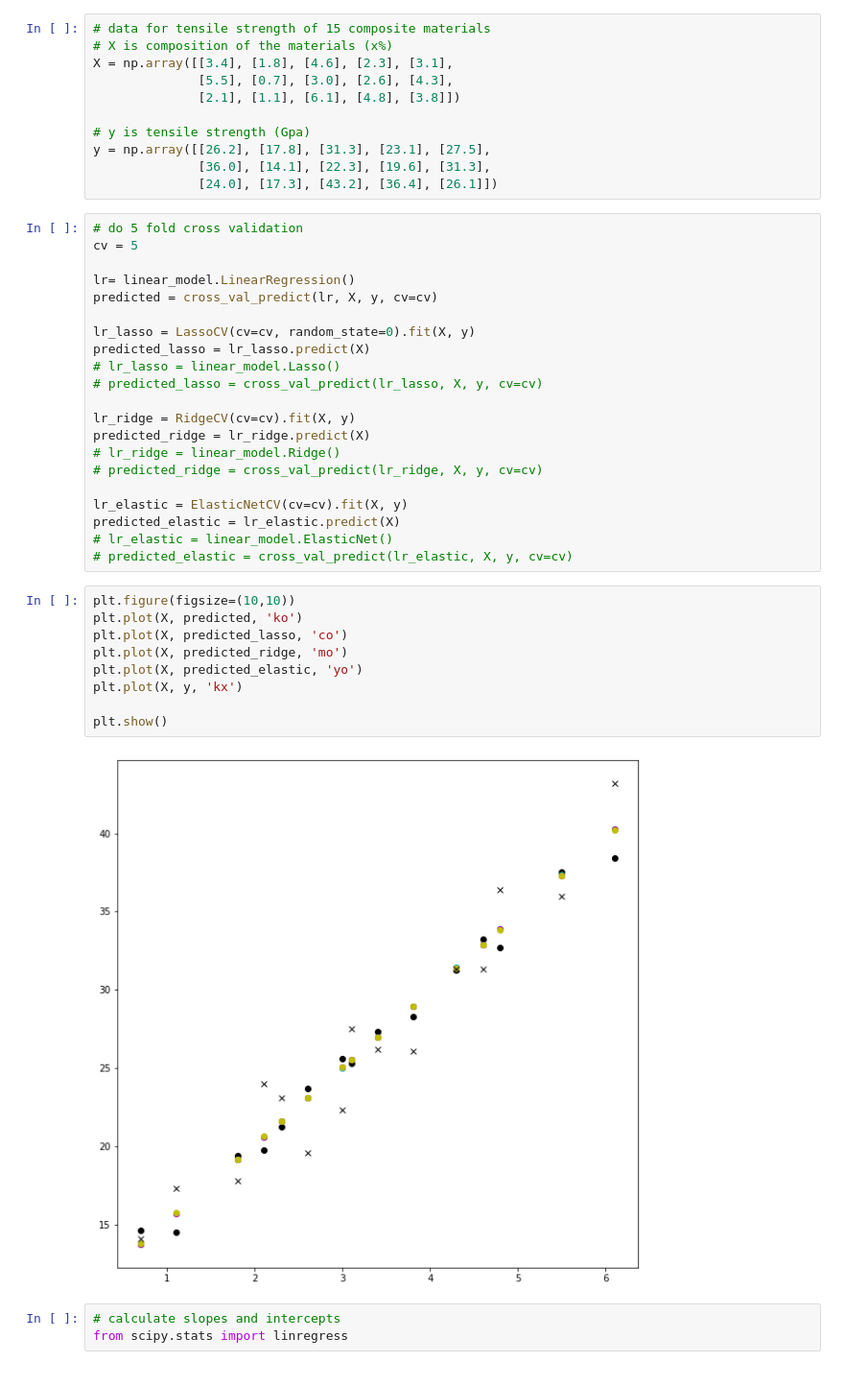
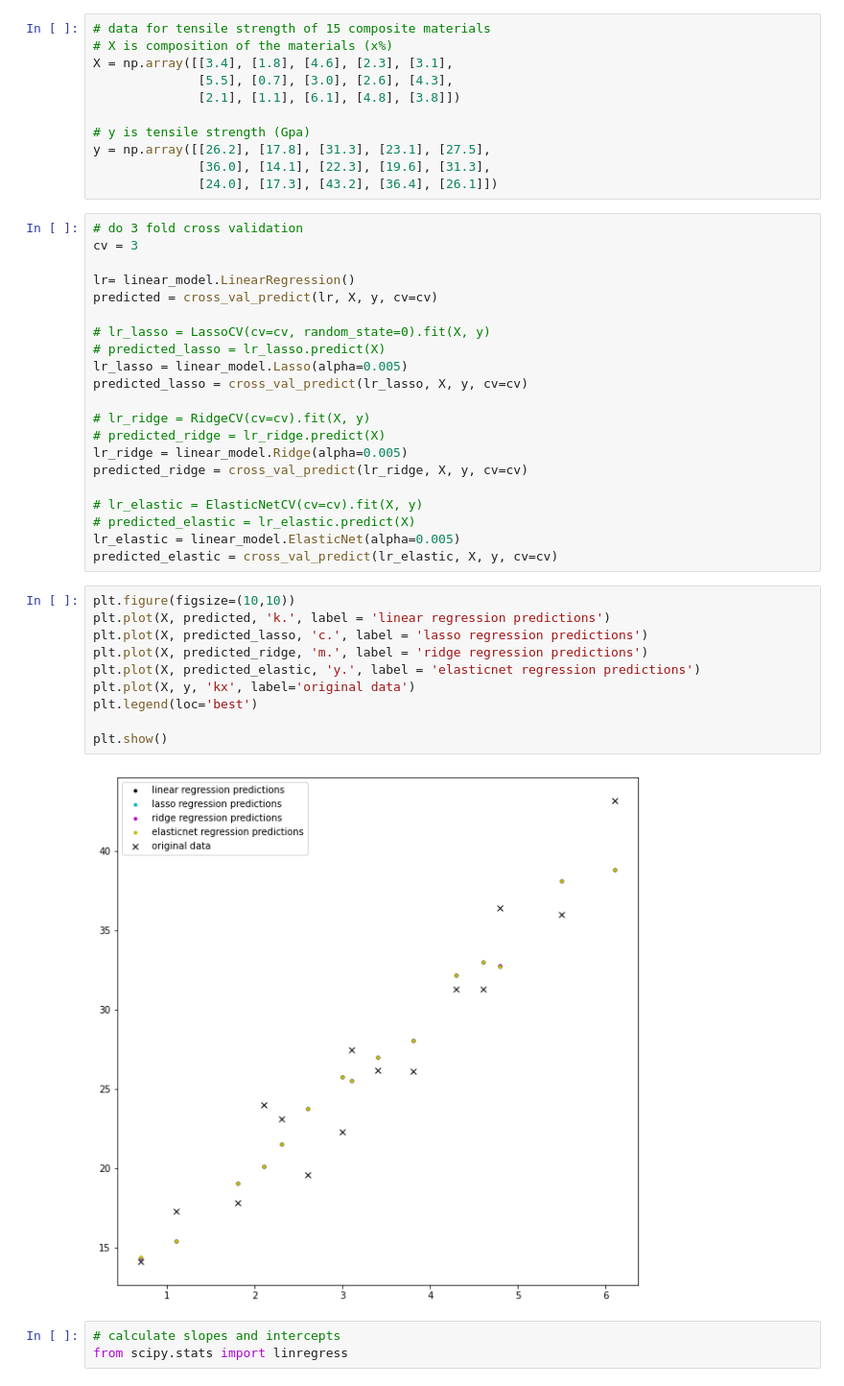
Before and after one commit to Lab-Brat/Materials_Informatics_Experiments, a Jupyter notebook: linear_regression/Linear_Regression_Scikit.ipynb, the cells around one changed output. Shown at 96% size. Cells and saved outputs as stored; diff of their text form.

Commit message:
Use a cross_val_predict to calculate cross validated predictions

```diff
--- a/linear_regression/Linear_Regression_Scikit.ipynb
+++ b/linear_regression/Linear_Regression_Scikit.ipynb
@@ -19,37 +19,38 @@ y = np.array([[26.2], [17.8], [31.3], [23.1], [27.5],
               [36.0], [14.1], [22.3], [19.6], [31.3],
               [24.0], [17.3], [43.2], [36.4], [26.1]])
 # %%
-# do 5 fold cross validation
-cv = 5
+# do 3 fold cross validation
+cv = 3
 
 lr= linear_model.LinearRegression()
 predicted = cross_val_predict(lr, X, y, cv=cv)
 
-lr_lasso = LassoCV(cv=cv, random_state=0).fit(X, y)
-predicted_lasso = lr_lasso.predict(X)
-# lr_lasso = linear_model.Lasso()
-# predicted_lasso = cross_val_predict(lr_lasso, X, y, cv=cv)
+# lr_lasso = LassoCV(cv=cv, random_state=0).fit(X, y)
+# predicted_lasso = lr_lasso.predict(X)
+lr_lasso = linear_model.Lasso(alpha=0.005)
+predicted_lasso = cross_val_predict(lr_lasso, X, y, cv=cv)
 
-lr_ridge = RidgeCV(cv=cv).fit(X, y)
-predicted_ridge = lr_ridge.predict(X)
-# lr_ridge = linear_model.Ridge()
-# predicted_ridge = cross_val_predict(lr_ridge, X, y, cv=cv)
+# lr_ridge = RidgeCV(cv=cv).fit(X, y)
+# predicted_ridge = lr_ridge.predict(X)
+lr_ridge = linear_model.Ridge(alpha=0.005)
+predicted_ridge = cross_val_predict(lr_ridge, X, y, cv=cv)
 
-lr_elastic = ElasticNetCV(cv=cv).fit(X, y)
-predicted_elastic = lr_elastic.predict(X)
-# lr_elastic = linear_model.ElasticNet()
-# predicted_elastic = cross_val_predict(lr_elastic, X, y, cv=cv)
+# lr_elastic = ElasticNetCV(cv=cv).fit(X, y)
+# predicted_elastic = lr_elastic.predict(X)
+lr_elastic = linear_model.ElasticNet(alpha=0.005)
+predicted_elastic = cross_val_predict(lr_elastic, X, y, cv=cv)
 # %%
 plt.figure(figsize=(10,10))
-plt.plot(X, predicted, 'ko')
-plt.plot(X, predicted_lasso, 'co')
-plt.plot(X, predicted_ridge, 'mo')
-plt.plot(X, predicted_elastic, 'yo')
-plt.plot(X, y, 'kx')
+plt.plot(X, predicted, 'k.', label = 'linear regression predictions')
+plt.plot(X, predicted_lasso, 'c.', label = 'lasso regression predictions')
+plt.plot(X, predicted_ridge, 'm.', label = 'ridge regression predictions')
+plt.plot(X, predicted_elastic, 'y.', label = 'elasticnet regression predictions')
+plt.plot(X, y, 'kx', label='original data')
+plt.legend(loc='best')
 
 plt.show()
 # %% [output]
-[figure, old version]
+[figure, new version]
 # %%
 # calculate slopes and intercepts
 from scipy.stats import linregress
```
Also changed, not shown: parts of 3 cells of this notebook.
